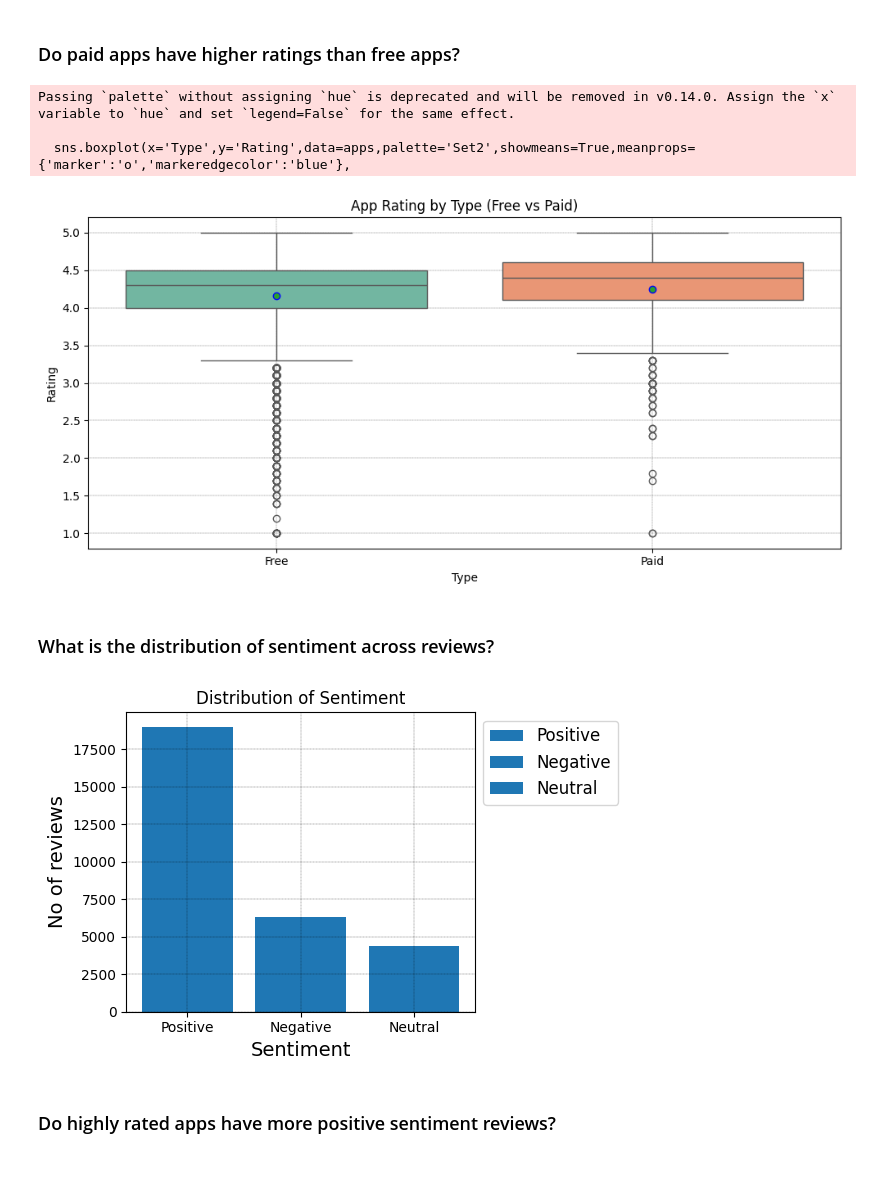
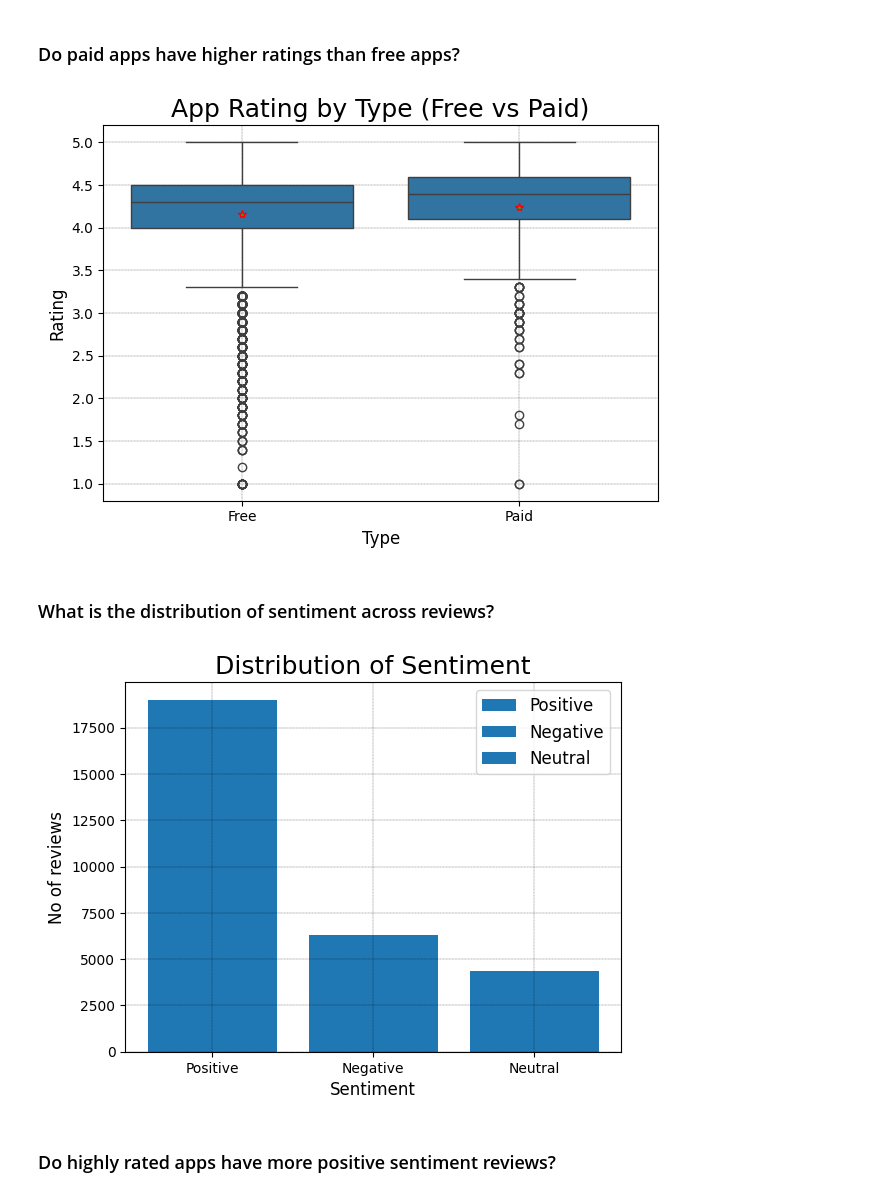
Before and after one commit to Aditya4386/ASD_Internship, a Jupyter notebook: Major Project/Google Play Store Data Analysis.ipynb, the cells around one changed output. Saved outputs shown, nothing was run; the diff lists cells and outputs as text; code cells hidden in the pictures; blank space fills up the shorter version.

```diff
--- a/Major Project/Google Play Store Data Analysis.ipynb
+++ b/Major Project/Google Play Store Data Analysis.ipynb
@@ -220,40 +220,34 @@ plt.show()
 # %% [markdown]
 ### Do paid apps have higher ratings than free apps?
 # %%
-plt.figure(figsize=(10,5))
 def freevspaid():
-    sns.boxplot(x='Type',y='Rating',data=apps,palette='Set2',showmeans=True,meanprops={'marker':'o','markeredgecolor':'blue'},
-           linewidth=1)
-    plt.title('App Rating by Type (Free vs Paid)')
+    sns.boxplot(x='Type',y='Rating',data=apps,showmeans=True,meanprops={'marker':'*','markeredgecolor':'red'},linewidth=1)
+    plt.title('App Rating by Type (Free vs Paid)',fontsize=18)
     plt.grid(color='black',linestyle='--',linewidth=0.2)
+    plt.ylabel('Rating',fontsize=12)
+    plt.xlabel("Type",fontsize=12)
     plt.tight_layout()
 
 freevspaid()
 plt.show()
 # %% [output]
-Passing `palette` without assigning `hue` is deprecated and will be removed in v0.14.0. Assign the `x` variable to `hue` and set `legend=False` for the same effect.
-
-  sns.boxplot(x='Type',y='Rating',data=apps,palette='Set2',showmeans=True,meanprops={'marker':'o','markeredgecolor':'blue'},
-[figure, old version]
+[figure, new version]
 # %% [markdown]
 ### What is the distribution of sentiment across reviews?
 # %%
-sentiments=reviews['Sentiment'].value_counts()
-
-plt.figure(figsize=(6,4))
 def sentiment():
+    sentiments=reviews['Sentiment'].value_counts()
     plt.bar(sentiments.index,sentiments.values,label=sentiments.index)
-    plt.xlabel("Sentiment",fontsize=14)
-    plt.ylabel("No of reviews",fontsize=14)
-    plt.legend(loc="upper left",fontsize=12,bbox_to_anchor=(1,1))
+    plt.xlabel("Sentiment",fontsize=12)
+    plt.ylabel("No of reviews",fontsize=12)
+    plt.legend(loc="upper left",fontsize=12,bbox_to_anchor=(0.69,1))
     plt.grid(color='black',linestyle='--',linewidth=0.2)
-    plt.title('Distribution of Sentiment')
-    plt.tight_layout()
+    plt.title('Distribution of Sentiment',fontsize=18)
 
 sentiment()
 plt.show()
 # %% [output]
-[figure, old version]
+[figure, new version]
 # %% [markdown]
 ### Do highly rated apps have more positive sentiment reviews?
 # %%
```
Also changed, not shown: parts of 13 cells of this notebook, 2 other files.
